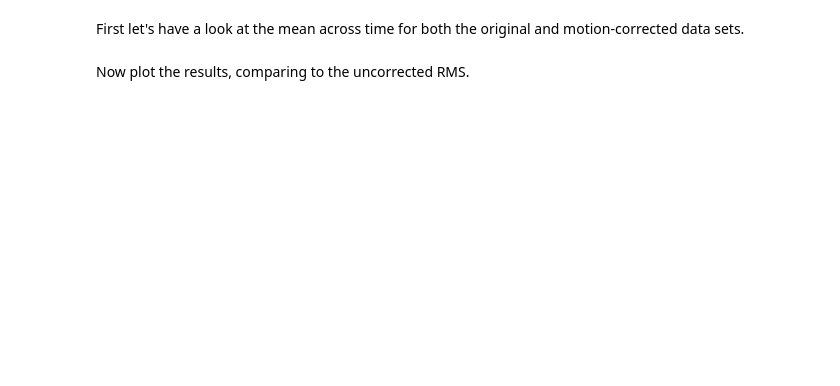
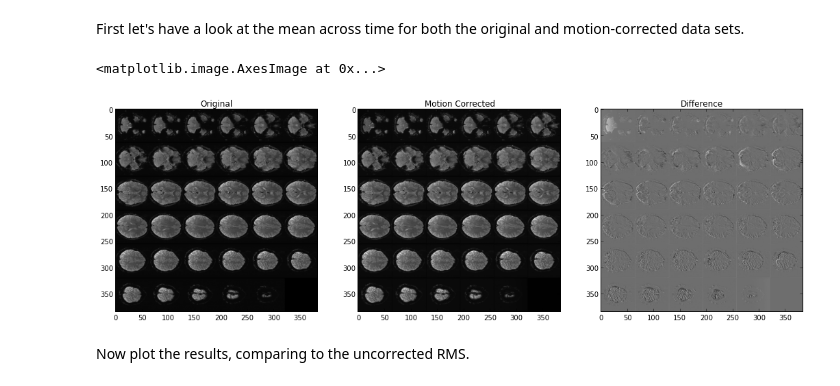
Before and after one commit to jbpoline/bayfmri, a Jupyter notebook: notebooks/003-fMRI_preprocessing.ipynb, the cells around one changed output. Cells and saved outputs as stored; diff of their text form; code cells hidden in the pictures; blank space fills up the shorter version.

Commit message:
everything runs now. Need to finish motion correction stuff

```diff
--- a/notebooks/003-fMRI_preprocessing.ipynb
+++ b/notebooks/003-fMRI_preprocessing.ipynb
@@ -149,8 +236,12 @@ First let's have a look at the mean across time for both the original and motion
 # %%
 worst_arr_mc = worst_bold_img_mc[0].get_data()
 worst_arr_mc_mean = worst_arr_mc.mean(axis=3)
 worst_arr_mean = worst_bold_img.get_data().mean(axis=3)
-fig = figure(figsize=(16,8))
-fig.add_subplot(121).imshow(montage(worst_arr_mean), cmap='gray', title="Original")
-fig.add_subplot(122).imshow(montage(worst_arr_mc_mean), cmap='gray', title="Motion Corrected")
+fig = figure(figsize=(18,6))
+fig.add_subplot(131, title="Original").imshow(montage(worst_arr_mean), cmap='gray')
+fig.add_subplot(132, title="Motion Corrected").imshow(montage(worst_arr_mc_mean), cmap='gray')
+fig.add_subplot(133, title="Difference").imshow(montage(worst_arr_mean-worst_arr_mc_mean), cmap='gray')
+# %% [output]
+<matplotlib.image.AxesImage at 0x...>
+[figure, added]
 # %%
```
Also changed, not shown: parts of 15 cells of this notebook.
